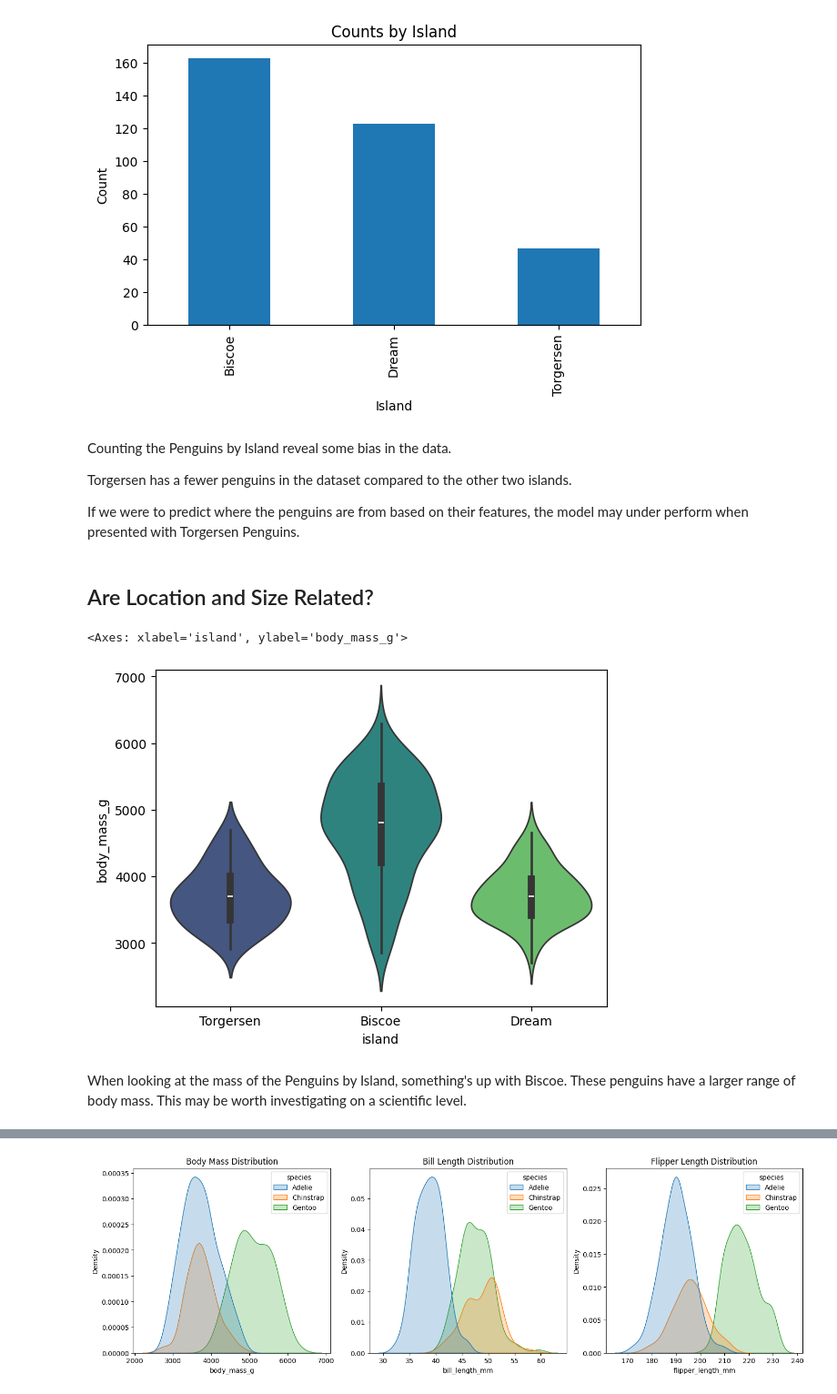
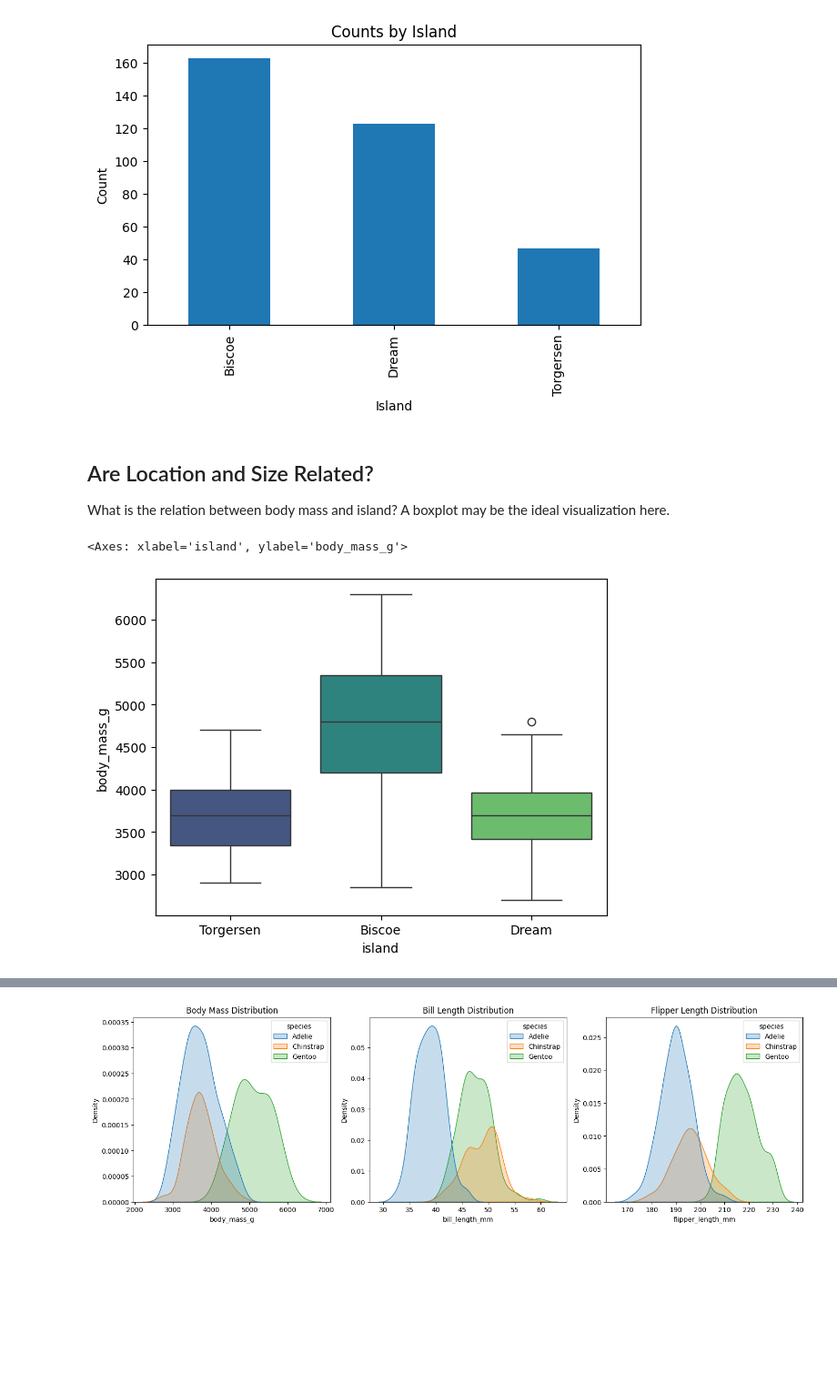
Before and after one commit to michaeltothewilson/data-with-python, a Jupyter notebook: workouts-completed/winter_data_penguin_complete.ipynb, the cells around one changed output, grey strips where cells are left out. Shown at 91% size. Drawn from its saved outputs; the diff is of its cells as text; code cells hidden in the pictures; blank space fills up the shorter version.

```diff
--- a/workouts-completed/winter_data_penguin_complete.ipynb
+++ b/workouts-completed/winter_data_penguin_complete.ipynb
@@ -141,8 +92,6 @@ The dataset contains a few missing values. Let's go ahead and drop the null rows
 # %%
 # clean up dataset
-penguins_clean = penguins.copy()
-
-penguins_clean = penguins_clean.dropna()
+penguins_clean = penguins.dropna()
 
 penguins_clean.info()
 # %% [output]
@@ -267,29 +230,23 @@ plt.xlabel("Island")
 # %% [output]
 Text(0.5, 0, 'Island')
 [figure]
-# %% [markdown]
-Counting the Penguins by Island reveal some bias in the data.
-
-Torgersen has a fewer penguins in the dataset compared to the other two islands.
-
-If we were to predict where the penguins are from based on their features, the model may under perform when presented with Torgersen Penguins.
 # %% [markdown]
 ## Are Location and Size Related?
+
+What is the relation between body mass and island?
+A boxplot may be the ideal visualization here.
 # %%
 # Body Mass by Island
-
-sns.violinplot(
+sns.boxplot(
     data=penguins_clean,
     x="island",
     y="body_mass_g",
     hue="island",
     palette="viridis"
 )
 # %% [output]
 <Axes: xlabel='island', ylabel='body_mass_g'>
-[figure, old version]
+[figure, new version]
-# %% [markdown]
-When looking at the mass of the Penguins by Island, something's up with Biscoe. These penguins have a larger range of body mass. This may be worth investigating on a scientific level.
 # %% [markdown]
 ## How do the various species compare to one another?
 
```
Also changed, not shown: parts of 14 cells of this notebook, 2 other files.
